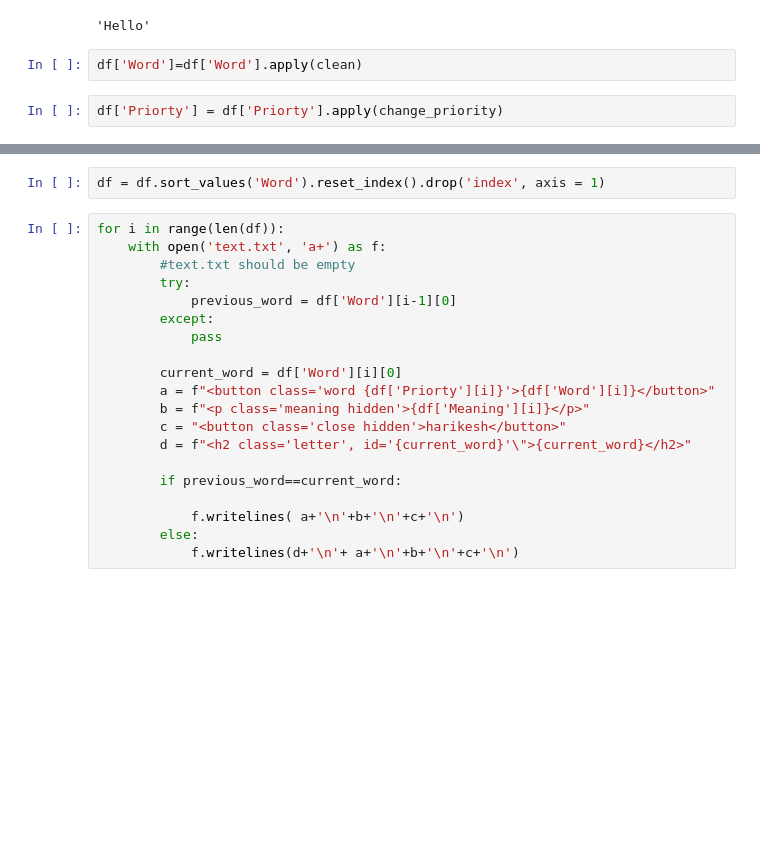
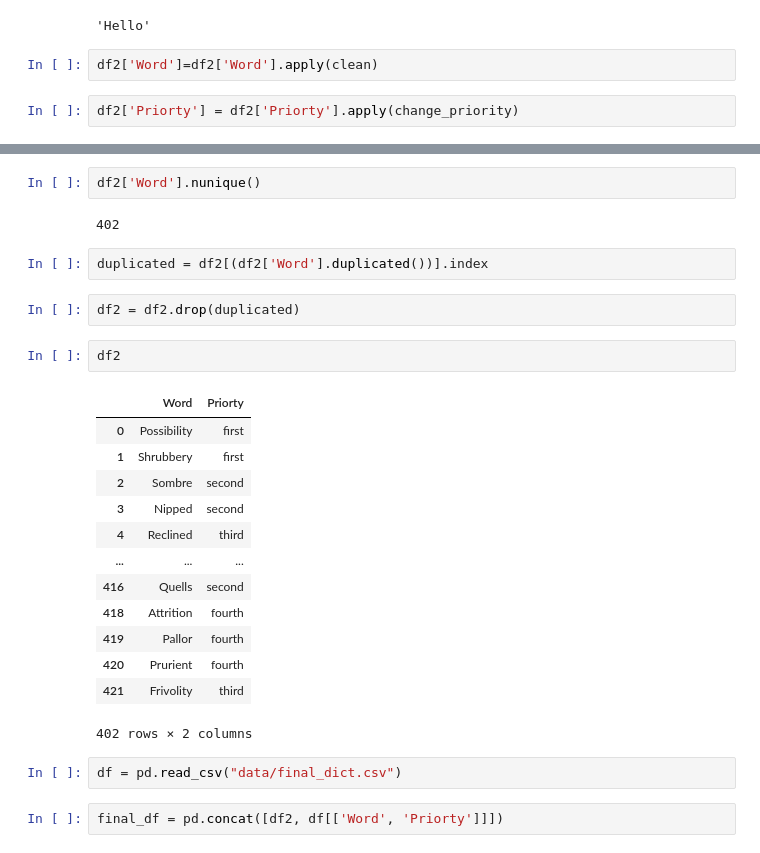
Before and after one commit to Hari31416/Python, a Jupyter notebook: Codes/Web Scraping/Creating the Dict.ipynb, the cells around one changed output, grey strips where cells are left out. Cells and saved outputs as stored; diff of their text form; blank space fills up the shorter version.

```diff
--- a/Codes/Web Scraping/Creating the Dict.ipynb
+++ b/Codes/Web Scraping/Creating the Dict.ipynb
@@ -109,7 +136,7 @@ clean('  !hello -_..,_? ')
 # %% [output]
 'Hello'
 # %%
-df['Word']=df['Word'].apply(clean)
+df2['Word']=df2['Word'].apply(clean)
 # %%
-df['Priorty'] = df['Priorty'].apply(change_priority)
+df2['Priorty'] = df2['Priorty'].apply(change_priority)
 # %%
@@ -187,22 +157,28 @@ df = df.dropna()
-# %%
-df = df.sort_values('Word').reset_index().drop('index', axis = 1)
-# %%
-for i in range(len(df)):
-    with open('text.txt', 'a+') as f:
-        #text.txt should be empty
-        try:
-            previous_word = df['Word'][i-1][0]
-        except:
-            pass
-
-        current_word = df['Word'][i][0]
-        a = f"<button class='word {df['Priorty'][i]}'>{df['Word'][i]}</button>"
-        b = f"<p class='meaning hidden'>{df['Meaning'][i]}</p>"
-        c = "<button class='close hidden'>harikesh</button>"
-        d = f"<h2 class='letter', id='{current_word}'\">{current_word}</h2>"
-
-        if previous_word==current_word:
-
-            f.writelines( a+'\n'+b+'\n'+c+'\n')
-        else:
-            f.writelines(d+'\n'+ a+'\n'+b+'\n'+c+'\n')
+# %%
+df2['Word'].nunique()
+# %% [output]
+402
+# %%
+duplicated = df2[(df2['Word'].duplicated())].index
+# %%
+df2 = df2.drop(duplicated)
+# %%
+df2
+# %% [output]
+|  | Word | Priorty |
+| 0 | Possibility | first |
+| 1 | Shrubbery | first |
+| 2 | Sombre | second |
+| 3 | Nipped | second |
+| 4 | Reclined | third |
+| ... | ... | ... |
+| 416 | Quells | second |
+| 418 | Attrition | fourth |
+| 419 | Pallor | fourth |
+| 420 | Prurient | fourth |
+| 421 | Frivolity | third |
+402 rows × 2 columns
+# %%
+df = pd.read_csv("data/final_dict.csv")
+# %%
+final_df = pd.concat([df2, df[['Word', 'Priorty']]])
```
Also changed, not shown: parts of 59 cells of this notebook, 12 other files.
